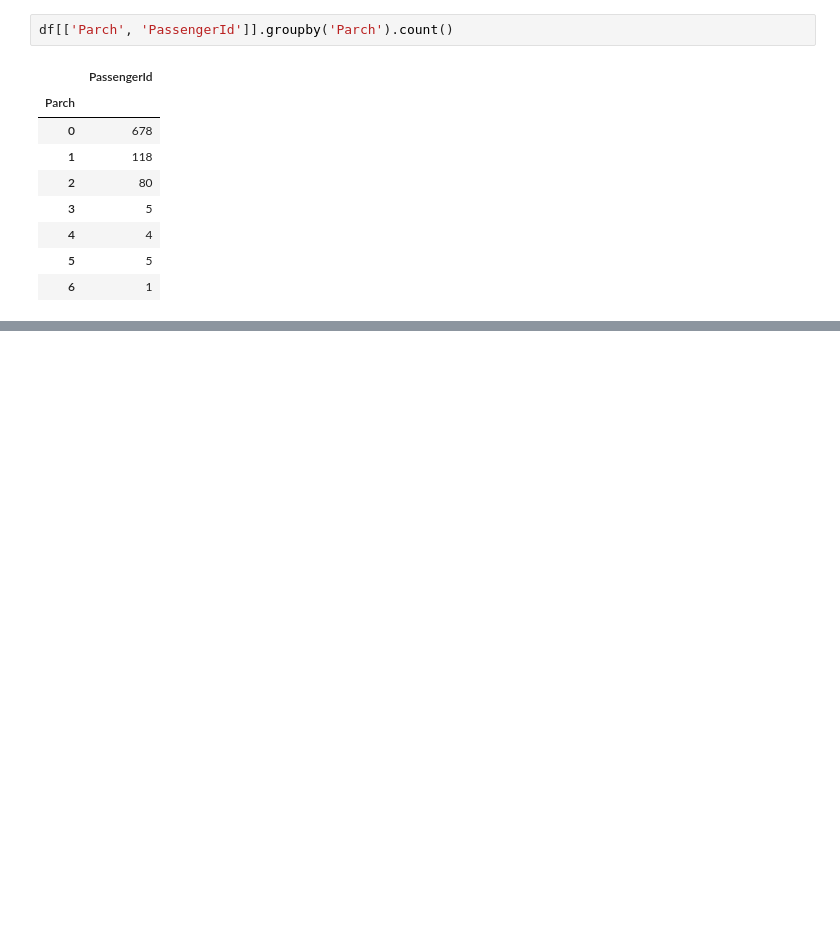
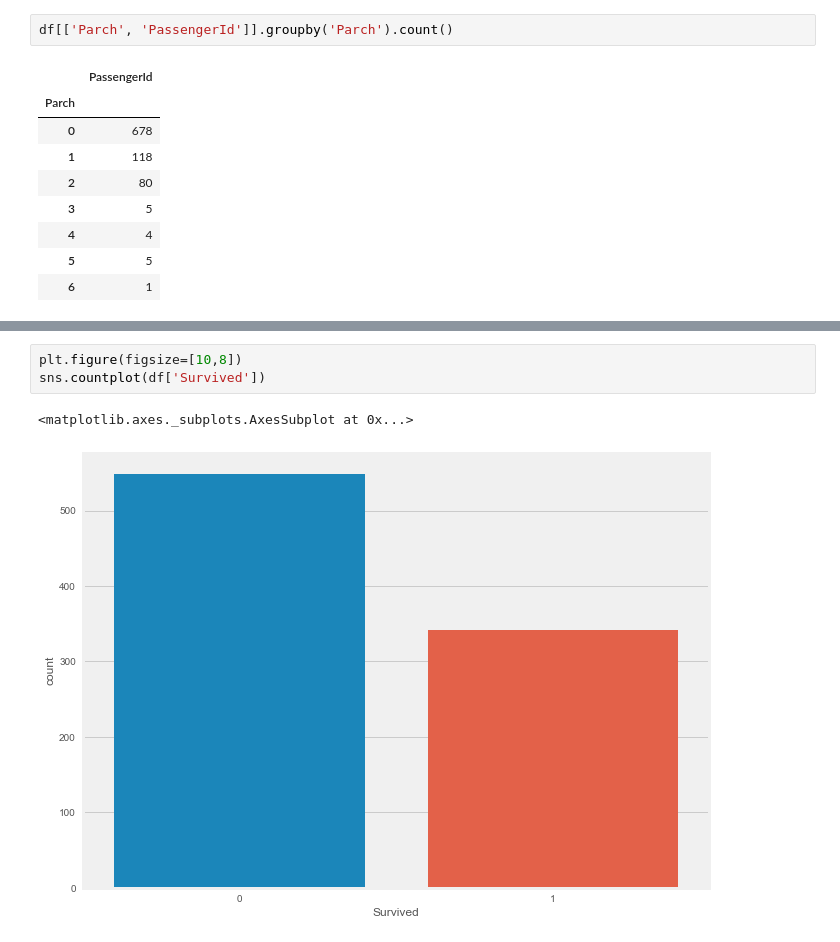
Before and after one commit to albertoseabra/BTS_DataScienceFoundations, a Jupyter notebook: Session_2/Titanic.ipynb, the cells around one changed output, grey strips where cells are left out. Cells and saved outputs as stored; diff of their text form; blank space fills up the shorter version.

```diff
--- a/Session_2/Titanic.ipynb
+++ b/Session_2/Titanic.ipynb
@@ -227,0 +244,6 @@ df[['Parch', 'PassengerId']].groupby('Parch').count()
+# %%
+plt.figure(figsize=[10,8])
+sns.countplot(df['Survived'])
+# %% [output]
+<matplotlib.axes._subplots.AxesSubplot at 0x...>
+[figure, added]
```
Also changed, not shown: parts of 9 cells of this notebook, 1 other file.
